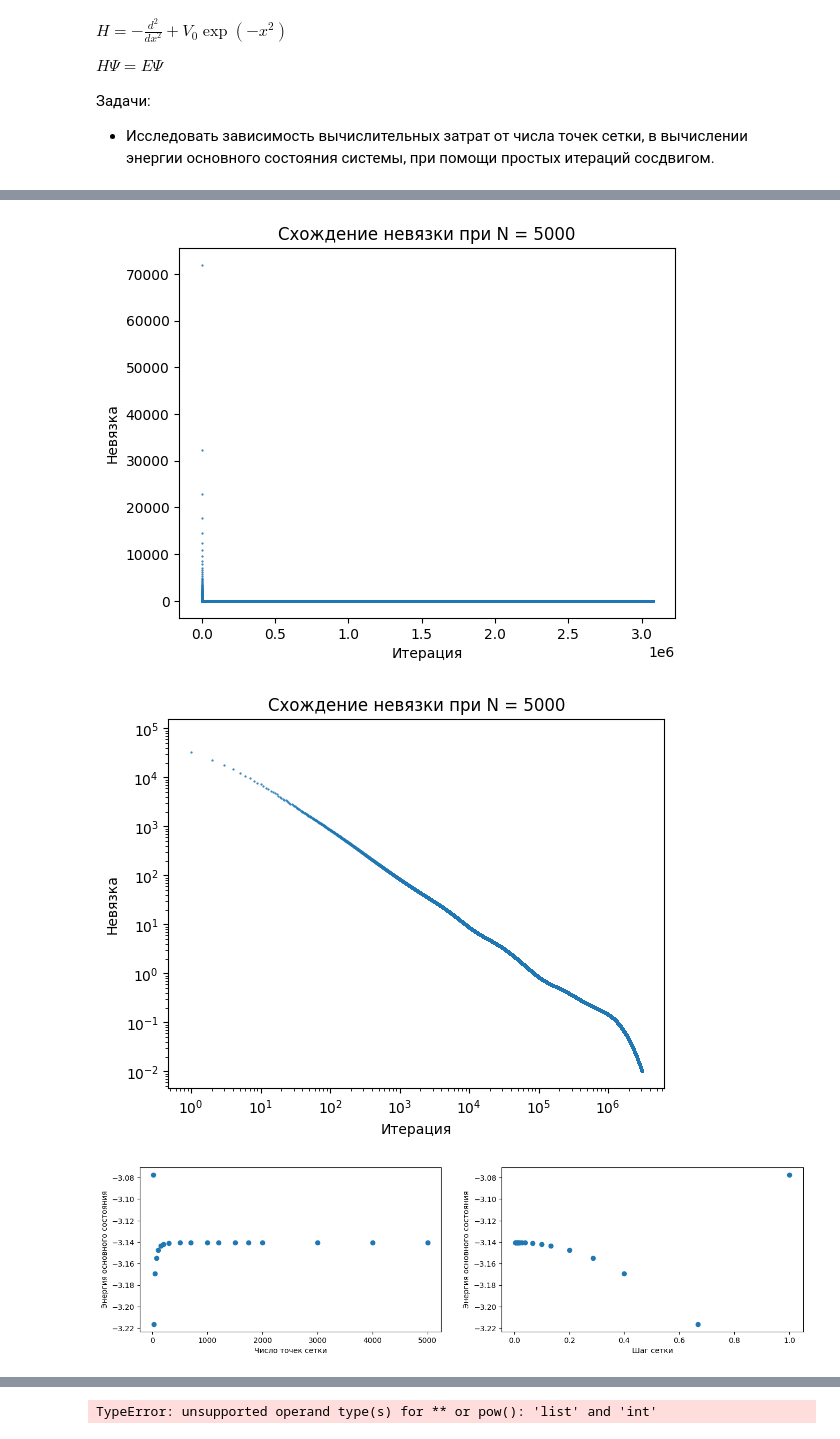
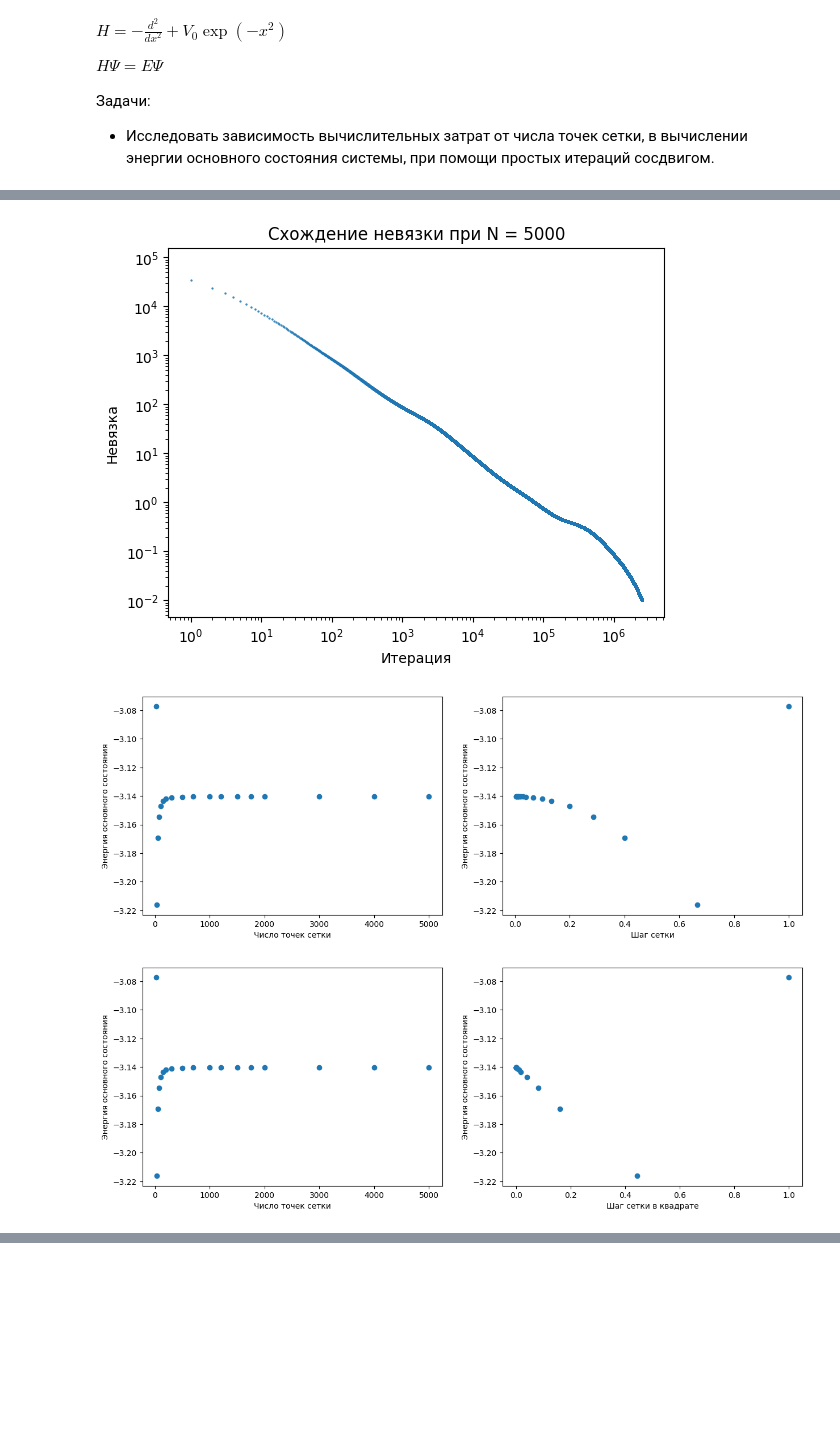
Before and after one commit to NeuTron1943/SpectralTasks, a Jupyter notebook: Task_2/task2_main.ipynb, the cells around one changed output, grey strips where cells are left out. Drawn from its saved outputs; the diff is of its cells as text; code cells hidden in the pictures; blank space fills up the shorter version.

```diff
--- a/Task_2/task2_main.ipynb
+++ b/Task_2/task2_main.ipynb
@@ -286,11 +174,17 @@ Done for N = 5000
 E = -3.14033664
 # %%
 
-plt.scatter([*range(len(residueValues))], residueValues, s=0.3)
-plt.xlabel("Итерация")
-plt.ylabel("Невязка")
-plt.title("Схождение невязки при N = 5000")
-plt.show()
+en_errors = []
+true_en = energies[-1]
+
+for i in range(len(energies) - 1):
+    en_errors.append(abs(energies[i] - true_en))
+
+# plt.scatter([*range(len(residueValues))], residueValues, s=0.3)
+# plt.xlabel("Итерация")
+# plt.ylabel("Невязка")
+# plt.title("Схождение невязки при N = 5000")
+# plt.show()
 
 plt.scatter([*range(len(residueValues))], residueValues, s=0.3)
 plt.xlabel("Итерация")
@@ -298,51 +192,83 @@ plt.ylabel("Невязка")
 plt.yscale('log')
 plt.xscale('log')
 plt.title("Схождение невязки при N = 5000")
+plt.savefig(("Residue_iter.png"), dpi=300, bbox_inches='tight')
 plt.show()
 
-fig, axes = plt.subplots(ncols=2, nrows=1, figsize=(16, 4))
+fig, axes = plt.subplots(ncols=2, nrows=1, figsize=(15, 5))
 axes[0].scatter(numberOfPoints, energies)
 axes[0].set_xlabel("Число точек сетки")
 axes[0].set_ylabel("Энергия основного состояния")
 axes[1].scatter(hs, energies)
 axes[1].set_xlabel("Шаг сетки")
 axes[1].set_ylabel("Энергия основного состояния")
+plt.savefig(("En_net_step.png"), dpi=300, bbox_inches='tight')
 plt.show()
 
 
-fig, axes = plt.subplots(ncols=2, nrows=1, figsize=(16, 4))
-axes[0].scatter(numberOfPoints[7:], energies[7:])
-axes[0].set_xlabel("Число точек сетки")
-axes[0].set_ylabel("Энергия основного состояния")
-axes[1].scatter(hs[7:], energies[7:])
-axes[1].set_xlabel("Шаг сетки")
-axes[1].set_ylabel("Энергия основного состояния")
-plt.show()
+# fig, axes = plt.subplots(ncols=2, nrows=1, figsize=(16, 4))
+# axes[0].scatter(numberOfPoints[7:], energies[7:])
+# axes[0].set_xlabel("Число точек сетки")
+# axes[0].set_ylabel("Энергия основного состояния")
+# axes[1].scatter(hs[7:], energies[7:])
+# axes[1].set_xlabel("Шаг сетки")
+# axes[1].set_ylabel("Энергия основного состояния")
+# plt.show()
 
 
-fig, axes = plt.subplots(ncols=2, nrows=1, figsize=(16, 4))
+fig, axes = plt.subplots(ncols=2, nrows=1, figsize=(15, 5))
 axes[0].scatter(numberOfPoints, energies)
 axes[0].set_xlabel("Число точек сетки")
 axes[0].set_ylabel("Энергия основного состояния")
-axes[1].scatter(hs**2, energies)
+axes[1].scatter([x**2 for x in hs], energies)
 axes[1].set_xlabel("Шаг сетки в квадрате")
 axes[1].set_ylabel("Энергия основного состояния")
+plt.savefig(("En_net_step_squared.png"), dpi=300, bbox_inches='tight')
+plt.show()
+
+fig, axes = plt.subplots(ncols=2, nrows=1, figsize=(15, 5))
+axes[0].scatter(numberOfPoints[:-1], en_errors)
+axes[0].set_xlabel("Число точек сетки")
+axes[0].set_ylabel("Ошибка энергии основного состояния")
+axes[0].set_xscale('log')
+axes[0].set_yscale('log')
+axes[1].scatter([x**2 for x in hs[:-1]], en_errors)
+axes[1].set_xlabel("Шаг сетки в квадрате")
+axes[1].set_ylabel("Ошибка энергии основного состояния")
+axes[1].set_xscale('log')
+axes[1].set_yscale('log')
+plt.savefig(("En_error_net_step_squared.png"), dpi=300, bbox_inches='tight')
 plt.show()
 
 # plt.scatter(numberOfPoints[1:], errorValues)
 # plt.xlabel("Число точек сетки")
 # plt.ylabel("Ошибка энергит основного состояния")
 # plt.show()
 
-fig, axes = plt.subplots(ncols=2, nrows=1, figsize=(16, 4))
+fig, axes = plt.subplots(ncols=2, nrows=1, figsize=(15, 5))
 axes[0].scatter(numberOfPoints, timeConsumed)
 axes[0].set_xlabel("Число точек сетки")
 axes[0].set_ylabel("Время вычисления")
 axes[1].scatter(hs, timeConsumed)
 axes[1].set_xlabel("Шаг сетки")
 axes[1].set_ylabel("Время вычисления")
+plt.savefig(("Time_net_step.png"), dpi=300, bbox_inches='tight')
 plt.show()
+
+fig, axes = plt.subplots(ncols=2, nrows=1, figsize=(15, 5))
+axes[0].scatter(numberOfPoints, timeConsumed)
+axes[0].set_xlabel("Число точек сетки")
+axes[0].set_ylabel("Время вычисления")
+axes[0].set_xscale('log')
+axes[0].set_yscale('log')
+axes[1].scatter(hs, timeConsumed)
+axes[1].set_xlabel("Шаг сетки")
+axes[1].set_ylabel("Время вычисления")
+axes[1].set_xscale('log')
+axes[1].set_yscale('log')
+plt.savefig(("Time_net_step_log.png"), dpi=300, bbox_inches='tight')
+plt.show()
 # %% [output]
-[figure, old version]
+[figure, new version]
-[figure, old version]
+[figure, new version]
-[figure, old version]
+[figure, new version]
@@ -350 +275,0 @@ plt.show()
-TypeError: unsupported operand type(s) for ** or pow(): 'list' and 'int'
```
Also changed, not shown: parts of 5 cells of this notebook, 28 other files.
